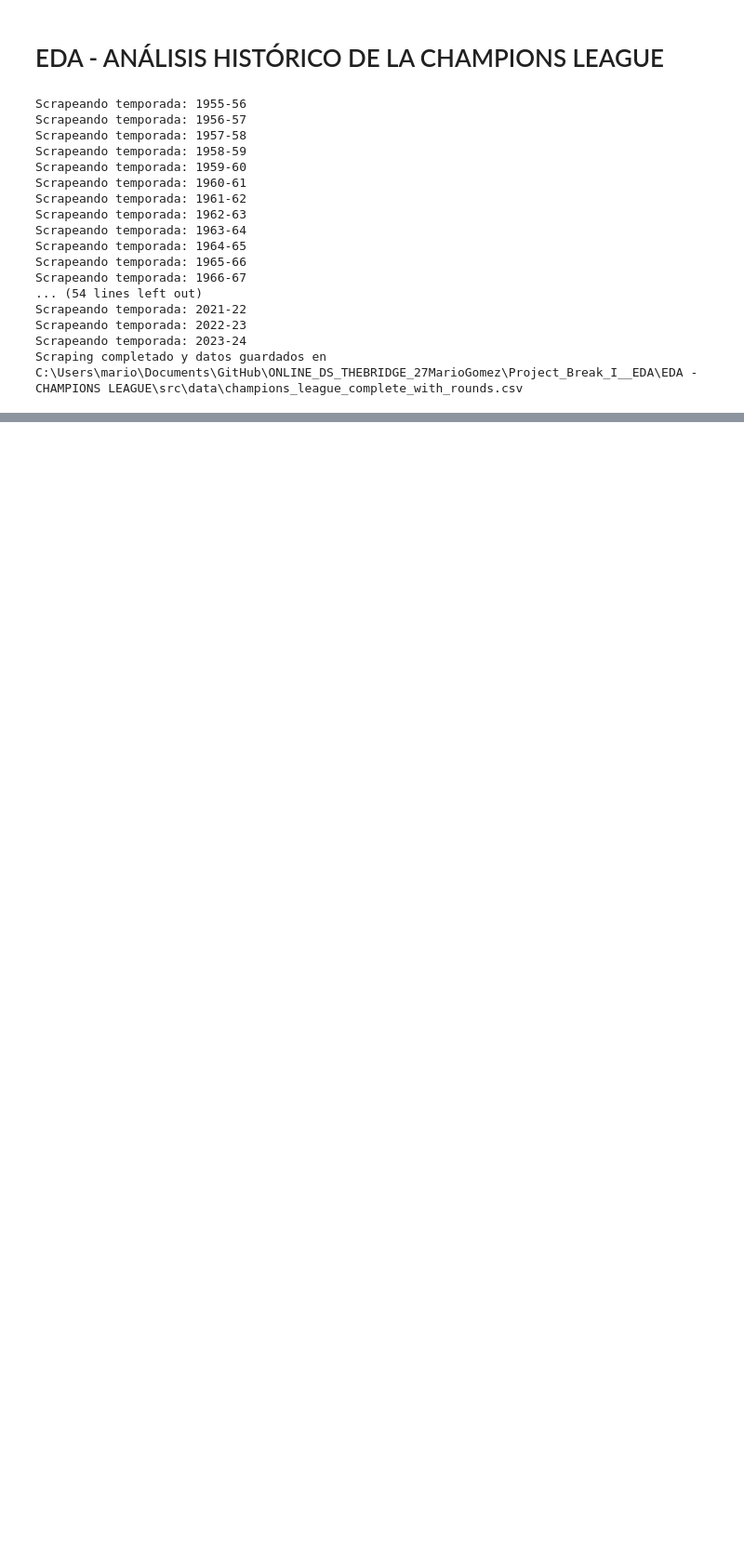
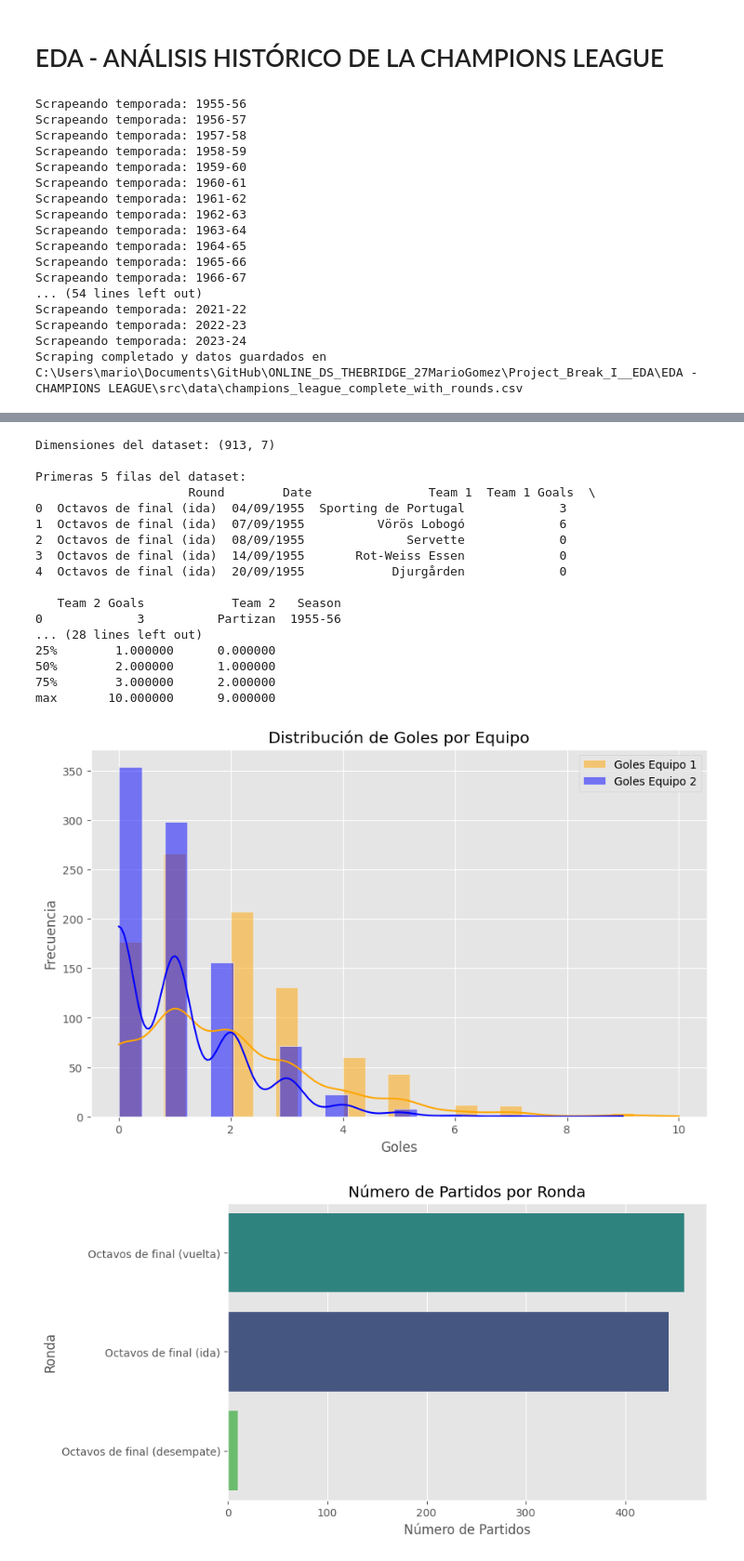
Before and after one commit to 27MarioGomez/ONLINE_DS_THEBRIDGE_27MarioGomez, a Jupyter notebook: Project_Break_I__EDA/EDA - CHAMPIONS LEAGUE/main.ipynb, the cells around one changed output, grey strips where cells are left out. Shown at 93% size. Cells and saved outputs as stored; diff of their text form; code cells hidden in the pictures; blank space fills up the shorter version.

```diff
--- a/Project_Break_I__EDA/EDA - CHAMPIONS LEAGUE/main.ipynb
+++ b/Project_Break_I__EDA/EDA - CHAMPIONS LEAGUE/main.ipynb
@@ -405,0 +146,55 @@ Passing `palette` without assigning `hue` is deprecated and will be removed in v
+# %%
+# Exploración inicial del dataset
+print(f"Dimensiones del dataset: {df.shape}")
+print("\nPrimeras 5 filas del dataset:\n", df.head())
+print("\nInformación general del dataset:")
+print(df.info())
+print("\nDescripción estadística del dataset:")
+print(df.describe())
+
+# Distribución de goles por equipo
+plt.figure(figsize=(10, 6))
+sns.histplot(df['Team 1 Goals'], kde=True, color="orange", label="Goles Equipo 1")
+sns.histplot(df['Team 2 Goals'], kde=True, color="blue", label="Goles Equipo 2")
+plt.title("Distribución de Goles por Equipo")
+plt.xlabel("Goles")
+plt.ylabel("Frecuencia")
+plt.legend()
+plt.show()
+
+# Número de partidos por ronda
+plt.figure(figsize=(8, 5))
+sns.countplot(data=df, y='Round', order=df['Round'].value_counts().index, hue='Round', palette="viridis", legend=False)
+plt.title("Número de Partidos por Ronda")
+plt.xlabel("Número de Partidos")
+plt.ylabel("Ronda")
+plt.show()
+
+# Número de partidos por temporada
+plt.figure(figsize=(15, 6))
+sns.countplot(data=df, x='Season', hue='Season', palette="coolwarm", order=df['Season'].value_counts().index, legend=False)
+plt.title("Número de Partidos por Temporada")
+plt.xlabel("Temporada")
+plt.ylabel("Número de Partidos")
+plt.xticks(rotation=90)
+plt.show()
+# %% [output]
+Dimensiones del dataset: (913, 7)
+
+Primeras 5 filas del dataset:
+                     Round        Date                Team 1  Team 1 Goals  \
+0  Octavos de final (ida)  04/09/1955  Sporting de Portugal             3
+1  Octavos de final (ida)  07/09/1955          Vörös Lobogó             6
+2  Octavos de final (ida)  08/09/1955              Servette             0
+3  Octavos de final (ida)  14/09/1955       Rot-Weiss Essen             0
+4  Octavos de final (ida)  20/09/1955            Djurgården             0
+
+   Team 2 Goals            Team 2   Season
+0             3          Partizan  1955-56
+... (28 lines left out)
+25%        1.000000      0.000000
+50%        2.000000      1.000000
+75%        3.000000      2.000000
+max       10.000000      9.000000
+[figure, added]
+[figure, added]
```
Also changed, not shown: parts of 17 cells of this notebook, 1 other file.
